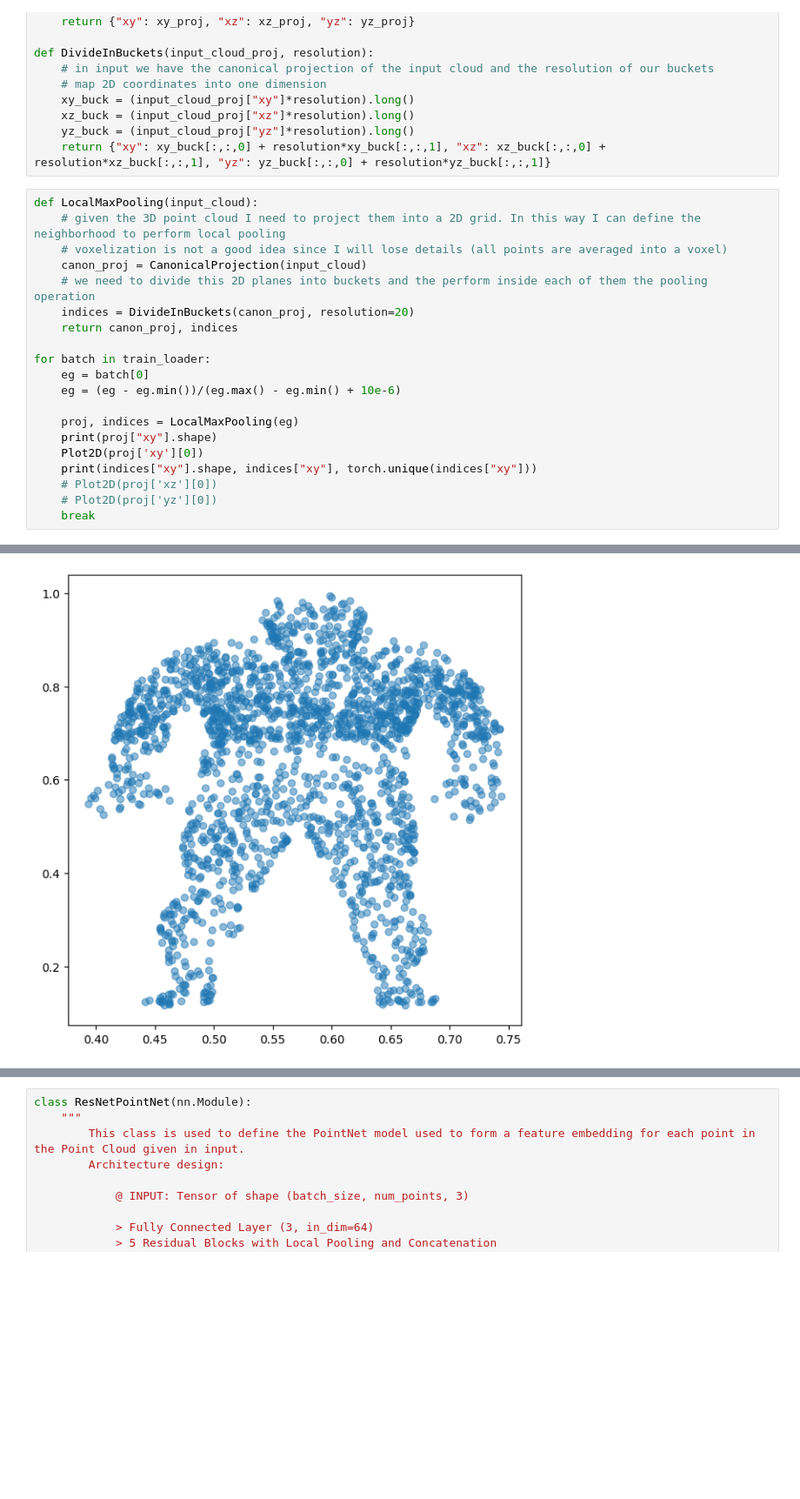
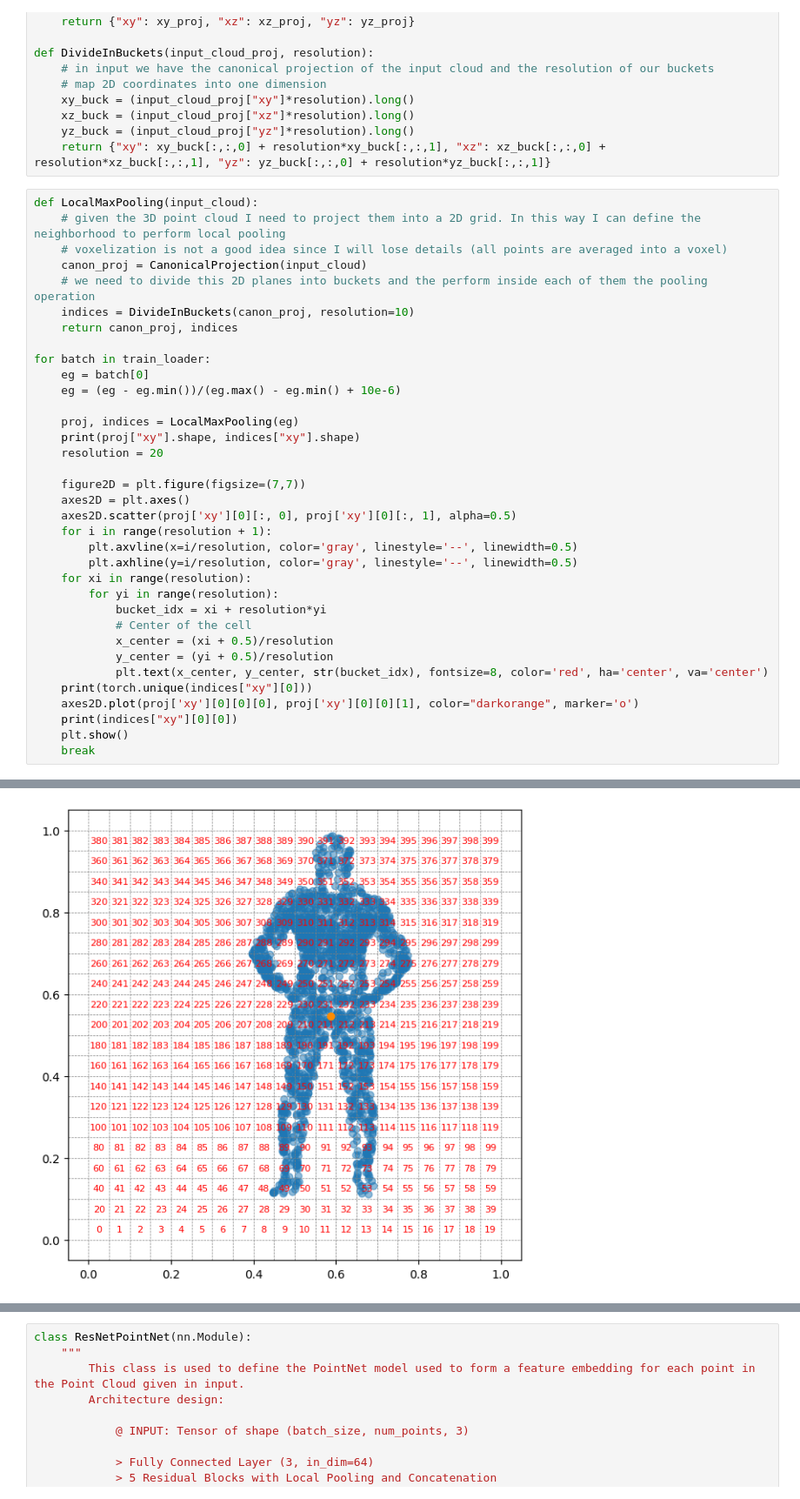
Before and after one commit to EugenioBugli/PointCloud3D, a Jupyter notebook: PointCloud3D.ipynb, the cells around one changed output, grey strips where cells are left out. Shown at 87% size. Cells and saved outputs as stored; diff of their text form; blank space fills up the shorter version.

Commit message:
indices not working correctly

```diff
--- a/PointCloud3D.ipynb
+++ b/PointCloud3D.ipynb
@@ -395,7 +395,7 @@ def LocalMaxPooling(input_cloud):
     # voxelization is not a good idea since I will lose details (all points are averaged into a voxel)
     canon_proj = CanonicalProjection(input_cloud)
     # we need to divide this 2D planes into buckets and the perform inside each of them the pooling operation
-    indices = DivideInBuckets(canon_proj, resolution=20)
+    indices = DivideInBuckets(canon_proj, resolution=10)
     return canon_proj, indices
 
 for batch in train_loader:
@@ -403,10 +403,25 @@ for batch in train_loader:
     eg = (eg - eg.min())/(eg.max() - eg.min() + 10e-6)
 
     proj, indices = LocalMaxPooling(eg)
-    print(proj["xy"].shape)
-    Plot2D(proj['xy'][0])
-    print(indices["xy"].shape, indices["xy"], torch.unique(indices["xy"]))
-    # Plot2D(proj['xz'][0])
-    # Plot2D(proj['yz'][0])
+    print(proj["xy"].shape, indices["xy"].shape)
+    resolution = 20
+
+    figure2D = plt.figure(figsize=(7,7))
+    axes2D = plt.axes()
+    axes2D.scatter(proj['xy'][0][:, 0], proj['xy'][0][:, 1], alpha=0.5)
+    for i in range(resolution + 1):
+        plt.axvline(x=i/resolution, color='gray', linestyle='--', linewidth=0.5)
+        plt.axhline(y=i/resolution, color='gray', linestyle='--', linewidth=0.5)
+    for xi in range(resolution):
+        for yi in range(resolution):
+            bucket_idx = xi + resolution*yi
+            # Center of the cell
+            x_center = (xi + 0.5)/resolution
+            y_center = (yi + 0.5)/resolution
+            plt.text(x_center, y_center, str(bucket_idx), fontsize=8, color='red', ha='center', va='center')
+    print(torch.unique(indices["xy"][0]))
+    axes2D.plot(proj['xy'][0][0][0], proj['xy'][0][0][1], color="darkorange", marker='o')
+    print(indices["xy"][0][0])
+    plt.show()
     break
 # %% [output]
@@ -414 +432 @@ torch.Size([5, 2048, 2])
-[figure, old version]
+[figure, new version]
```
Also changed, not shown: parts of 1 cell of this notebook.
